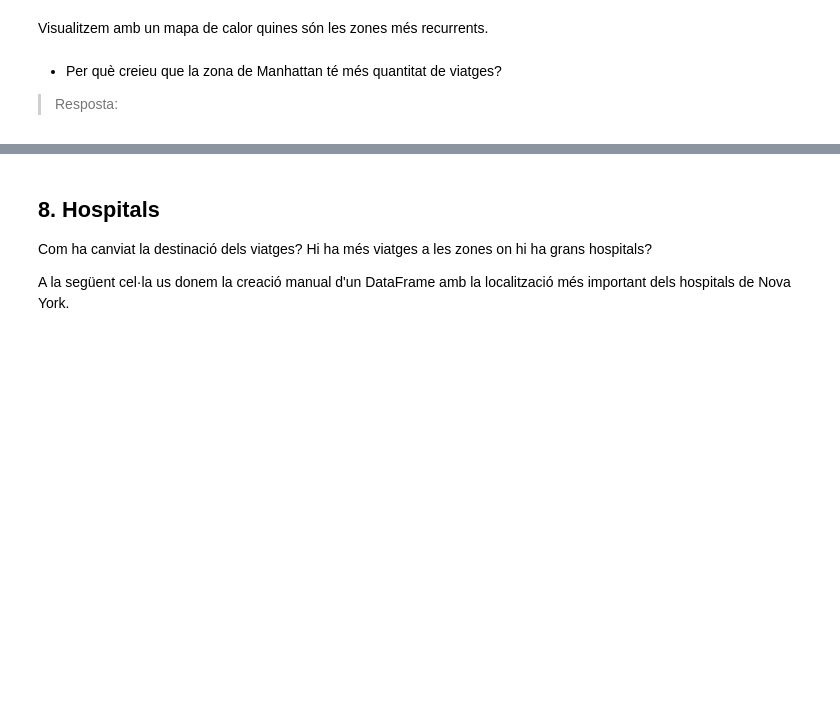
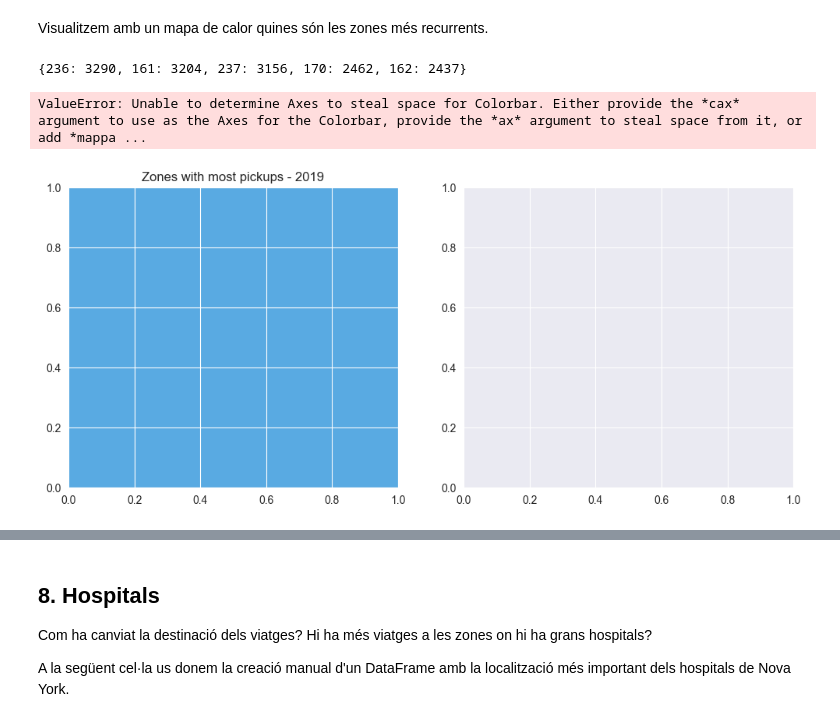
Before and after one commit to ArturoLat/TNUI, a Jupyter notebook: p1/NilTorrelles_ArturoLaTorre_P1_TNUI.ipynb, the cells around one changed output, grey strips where cells are left out. Saved outputs shown, nothing was run; the diff lists cells and outputs as text; code cells hidden in the pictures; blank space fills up the shorter version.

```diff
--- a/p1/NilTorrelles_ArturoLaTorre_P1_TNUI.ipynb
+++ b/p1/NilTorrelles_ArturoLaTorre_P1_TNUI.ipynb
@@ -803,0 +817,29 @@ show_top_n(top_do, 'DOLocationID', df_loc)
+# %%
+n_top = 5
+# he modificat una mica la capcelera, treient el n_top a fora, el df sera un dataframe buit que crearé per mostrar el 5 més frequents. Ademés df_loc, no l'utilitzaré usaré el merge, que es el datframe que hem aconseguit al ex 6
+def show_top_n(df, column, df_loc, n_top = n_top):
+    """
+    Funció que mostra els llocs més usuals per any
+    """
+
+     # Crear dataframe top_pu con los 5 lugares más frecuentes de recogida
+    top_pu = pd.DataFrame()
+    # Crear dataframe top_do con los 5 lugares más frecuentes de llegada
+    top_do = pd.DataFrame()
+
+    # amb això filtro per any
+    years = df_loc['tpep_pickup_datetime'].dt.year.unique()
+
+    for year in years:
+        # Filtrem data frame per any
+        df_year = df_loc[df_loc['tpep_pickup_datetime'].dt.year == year]
+        # i ens quedem amb el valor de la columna
+        values = df_year[column]
+
+        # Ontenim els N valors més frequents
+        valors_mes_frequents = values.value_counts().nlargest(n_top)
+
+        # Afegir els valors del dataframe i mostrarlos per any
+        df[f'_TopValors_{n_top}_{column}_Any_{year}'] = valors_mes_frequents.index.tolist()
+
+    return df
@@ -803,0 +916,10 @@ show_top_n(top_do, 'DOLocationID', df_loc)
+# %%
+# creem el dataframe buit
+my_dataframe = pd.DataFrame()
+
+# Generar dataframe top_pu
+top_do = show_top_n(my_dataframe, 'DOLocationID', merge)
+print('Dataframe top_do:')
+print(top_do)
+
+print()
@@ -806,16 +946,17 @@ Visualitzem amb un mapa de calor quines són les zones més recurrents.
 # %%
 for year in YEARS:
 
-    PUcount = {k:v for k, v in top_do[top_do.year == year][['DOLocationID', 'trip_distance']].values}
-
+    PUcount = {k:v for k, v in top_do[top_do.year == year][['DOLocationID', 'frequencia']].values}
+    #testeig
+    print(PUcount)
     fig, ax = plt.subplots(nrows=1, ncols=2, figsize=(12,5))
     ax = plt.subplot(1, 2, 1)
     ax.set_title(f"Zones with most pickups - {year}")
     draw_zone_map(ax, sf, shp_dic, heat=PUcount, text=list(PUcount.keys())[:3])
     ax = plt.subplot(1, 2, 2)
     ax.set_title(f"Zones with most drop-offs - {year}")
     draw_zone_map(ax, sf, shp_dic, heat=PUcount, text=list(PUcount.keys())[:3])
+# %% [output]
+{236: 3290, 161: 3204, 237: 3156, 170: 2462, 162: 2437}
+ValueError: Unable to determine Axes to steal space for Colorbar. Either provide the *cax* argument to use as the Axes for the Colorbar, provide the *ax* argument to steal space from it, or add *mappa ...
+[figure, added]
-# %% [markdown]
-+ Per què creieu que la zona de Manhattan té més quantitat de viatges?
-
-> Resposta:
```
Also changed, not shown: parts of 23 cells of this notebook.
